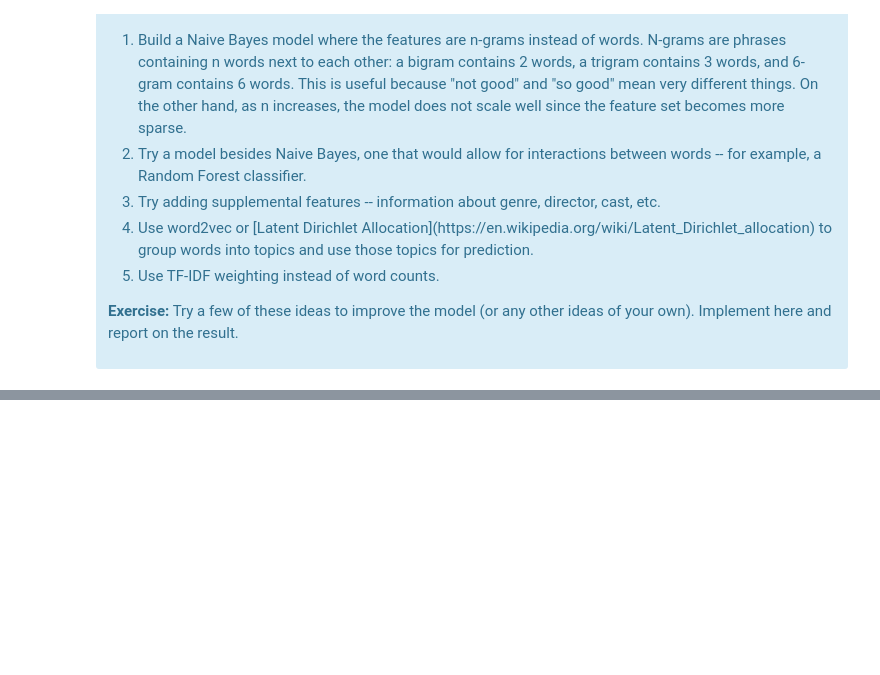
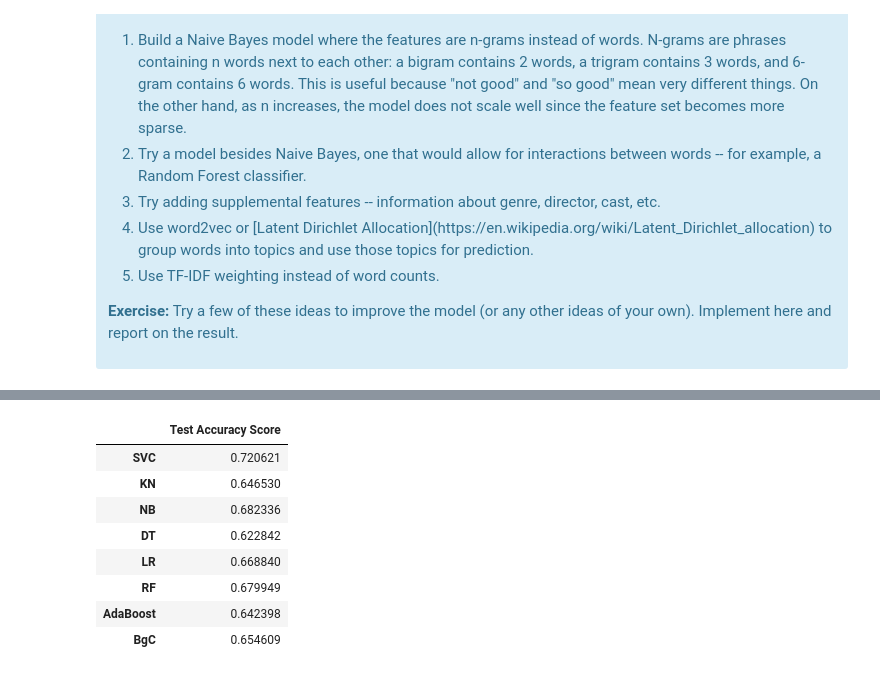
Before and after one commit to DimitriKourouniotis/MNB-MovieReviews, a Jupyter notebook: Mini_Project_Naive_Bayes.ipynb, the cells around one changed output, grey strips where cells are left out. Cells and saved outputs as stored; diff of their text form; code cells hidden in the pictures; blank space fills up the shorter version.

```diff
--- a/Mini_Project_Naive_Bayes.ipynb
+++ b/Mini_Project_Naive_Bayes.ipynb
@@ -686,0 +845,21 @@ There are several additional things we could try. Try some of these as exercises
+# %%
+#with tfidf
+
+tfidfvectorizer = TfidfVectorizer(min_df = 2, stop_words = "english")
+vectorizer = CountVectorizer(min_df=best_min_df)
+X, y = make_xy(critics, tfidfvectorizer)
+xtrain = X[mask]
+ytrain = y[mask]
+xtest = X[~mask]
+ytest = y[~mask]
+
+
+pred_scores = []
+for k,v in clfs.items():
+    train_classifier(v, xtrain, ytrain)
+    pred = predict_labels(v,xtest)
+    pred_scores.append((k, [accuracy_score(ytest,pred)]))
+    training_accuracy = v.score(xtrain, ytrain)
+    test_accuracy = v.score(xtest, ytest)
+    print("Accuracy {} on training data: {:2f}".format(k,training_accuracy))
+    print("Accuracy {} on test data: {:2f}".format(k,test_accuracy))
@@ -686,0 +883,13 @@ There are several additional things we could try. Try some of these as exercises
+# %%
+df_result_tfidf = pd.DataFrame.from_items(pred_scores,orient='index', columns=['Test Accuracy Score'])
+df_result_tfidf
+# %% [output]
+|  | Test Accuracy Score |
+| SVC | 0.720621 |
+| KN | 0.646530 |
+| NB | 0.682336 |
+| DT | 0.622842 |
+| LR | 0.668840 |
+| RF | 0.679949 |
+| AdaBoost | 0.642398 |
+| BgC | 0.654609 |
```
Also changed, not shown: parts of 14 cells of this notebook.
